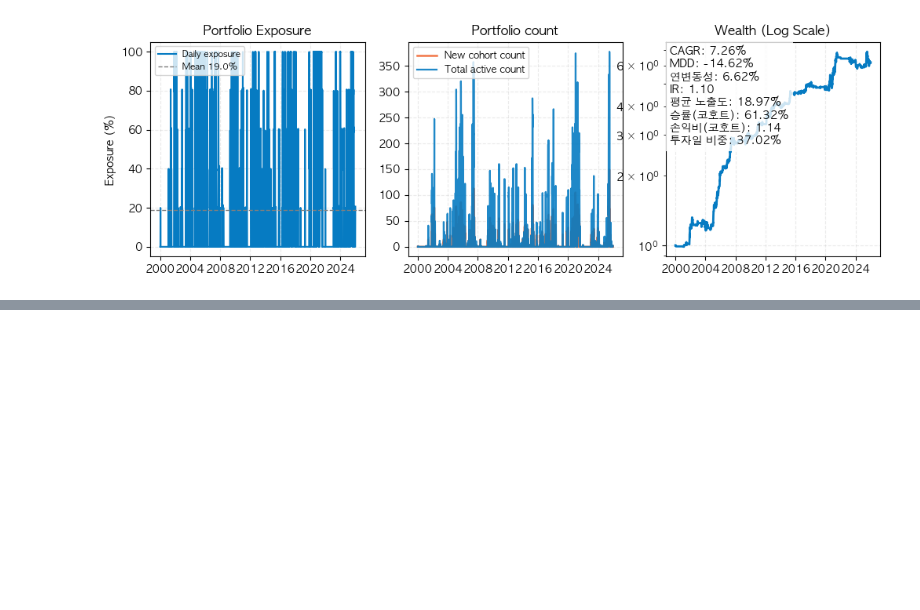
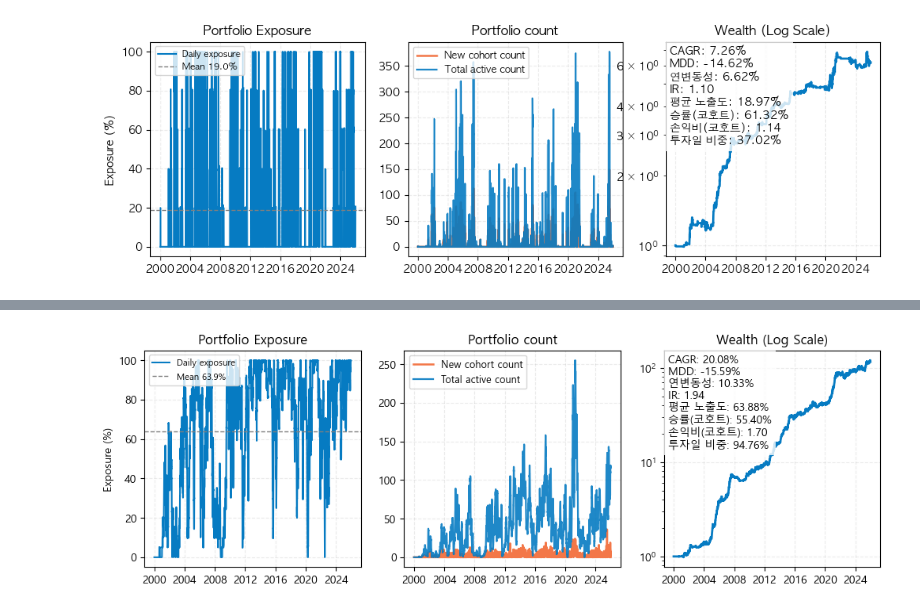
Before and after one commit to gem763/metricstudio, a Jupyter notebook: 실험 2026.03.13.ipynb, the cells around one changed output, grey strips where cells are left out. Saved outputs shown, nothing was run; the diff lists cells and outputs as text; code cells hidden in the pictures; blank space fills up the shorter version.

```diff
--- a/실험 2026.03.13.ipynb
+++ b/실험 2026.03.13.ipynb
@@ -113,0 +138,9 @@ simul.plot()
+# %%
+simul = bt.run(
+    pattern="볼린저돌파 + 52주 고가 + 이평상향 + MFI상승 + 거래대금급증",
+    target_horizon=20,
+    trade_price_mode='당일종가'
+)
+simul.plot()
+# %% [output]
+[figure, added]
```
Also changed, not shown: parts of 3 cells of this notebook, 8 other files.
